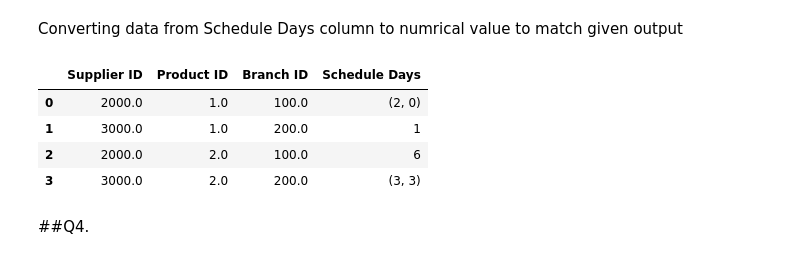
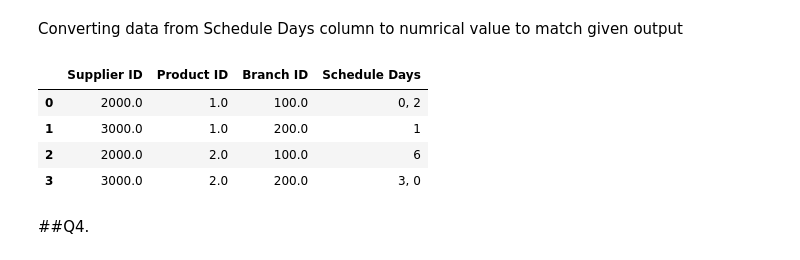
Before and after one commit to pranaysawant17/Data-Analysis-Projects, a Jupyter notebook: Fountain9_CaseStudy.ipynb, the cells around one changed output. Drawn from its saved outputs; the diff is of its cells as text; code cells hidden in the pictures.

```diff
--- a/Fountain9_CaseStudy.ipynb
+++ b/Fountain9_CaseStudy.ipynb
@@ -126,23 +126,22 @@ def convertion(list_):
     for i in list_:
       return str(y[i.lower()])
   else:
-    a=0
-    b=0
+    lst=[]
     for i in list_:
-      b=a
-      a += (y[i.lower()])
+      lst.append(y[i.lower()])
 
-    return a , b
+    return  str(lst)
 # %%
 spb['Schedule Days']=spb['Schedule Days'].apply(eval)
 spb['Schedule Days']=spb['Schedule Days'].apply(convertion)
+spb['Schedule Days']=spb['Schedule Days'].str.strip('[]')
 spb
 # %% [output]
 |  | Supplier ID | Product ID | Branch ID | Schedule Days |
-| 0 | 2000.0 | 1.0 | 100.0 | (2, 0) |
+| 0 | 2000.0 | 1.0 | 100.0 | 0, 2 |
 | 1 | 3000.0 | 1.0 | 200.0 | 1 |
 | 2 | 2000.0 | 2.0 | 100.0 | 6 |
-| 3 | 3000.0 | 2.0 | 200.0 | (3, 3) |
+| 3 | 3000.0 | 2.0 | 200.0 | 3, 0 |
 # %% [markdown]
 ##Q4.
 # %% [markdown]
```
